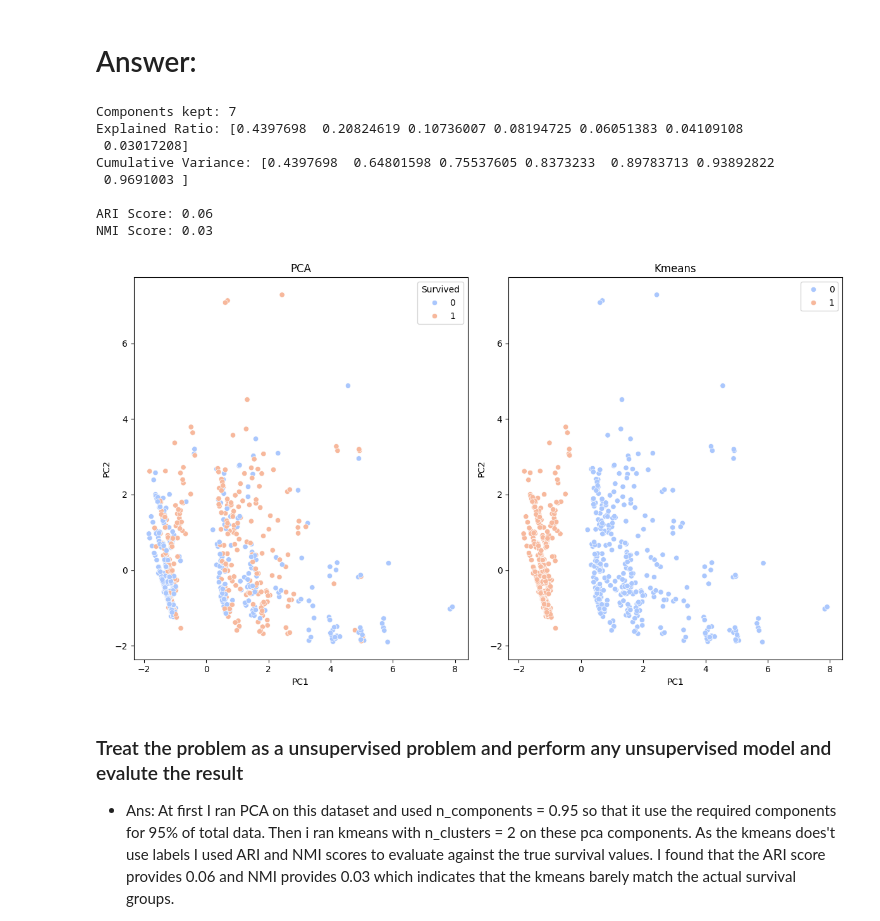
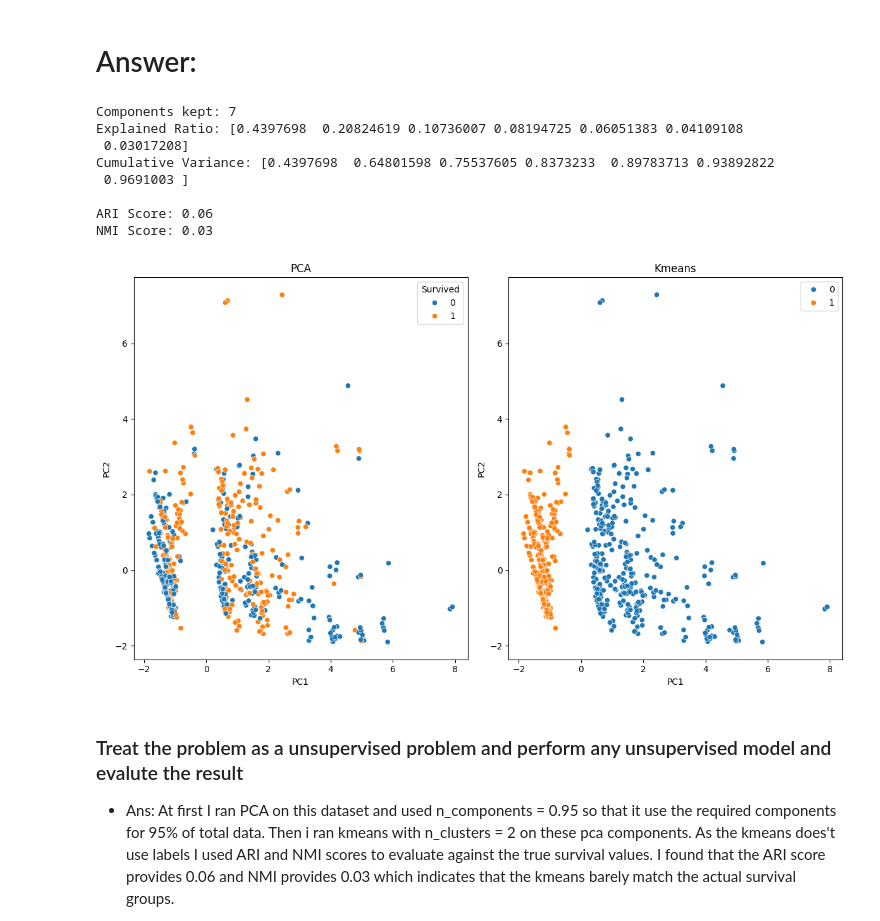
Before and after one commit to Abrar-404/AI-ML_Practices_and_Assignments, a Jupyter notebook: ML_FINAL.ipynb, the cells around one changed output. Cells and saved outputs as stored; diff of their text form; code cells hidden in the pictures.

```diff
--- a/ML_FINAL.ipynb
+++ b/ML_FINAL.ipynb
@@ -468,36 +468,36 @@ print()
 kmeans = KMeans(n_clusters = 2, init = 'k-means++', max_iter = 400, random_state = 42)
 clusters = kmeans.fit_predict(X_pca)
 
 ari_score = adjusted_rand_score(y_encoded, clusters)
 nmi_score = normalized_mutual_info_score(y_encoded, clusters)
 
 print('ARI Score:', round(ari_score, 2))
 print('NMI Score:', round(nmi_score, 2))
 
 fig, axes = plt.subplots(1, 2, figsize = (12, 7))
 
-sns.scatterplot(x = X_pca[:, 0], y = X_pca[:, 1], hue = y_encoded, palette = 'coolwarm', ax = axes[0])
+sns.scatterplot(x = X_pca[:, 0], y = X_pca[:, 1], hue = y_encoded, ax = axes[0])
 axes[0].set_title('PCA')
 axes[0].set_xlabel('PC1')
 axes[0].set_ylabel('PC2')
 
-sns.scatterplot(x = X_pca[:, 0], y = X_pca[:, 1], hue = clusters, palette = 'coolwarm', ax = axes[1])
+sns.scatterplot(x = X_pca[:, 0], y = X_pca[:, 1], hue = clusters, ax = axes[1])
 axes[1].set_title('Kmeans')
 axes[1].set_xlabel('PC1')
 axes[1].set_ylabel('PC2')
 
 plt.tight_layout()
 plt.show()
 # %% [output]
 Components kept: 7
 Explained Ratio: [0.4397698  0.20824619 0.10736007 0.08194725 0.06051383 0.04109108
  0.03017208]
 Cumulative Variance: [0.4397698  0.64801598 0.75537605 0.8373233  0.89783713 0.93892822
  0.9691003 ]
 
 ARI Score: 0.06
 NMI Score: 0.03
-[figure, old version]
+[figure, new version]
 # %% [markdown]
 ### Treat the problem as a unsupervised problem and perform any unsupervised model and evalute the result
  - Ans: At first I ran PCA on this dataset and used n_components = 0.95 so that it use the required components for 95% of total data. Then i ran kmeans with n_clusters = 2 on these pca components. As the kmeans does't use labels I used ARI and NMI scores to evaluate against the true survival values. I found that the ARI score provides 0.06 and NMI provides 0.03 which indicates that the kmeans barely match the actual survival groups.
```
